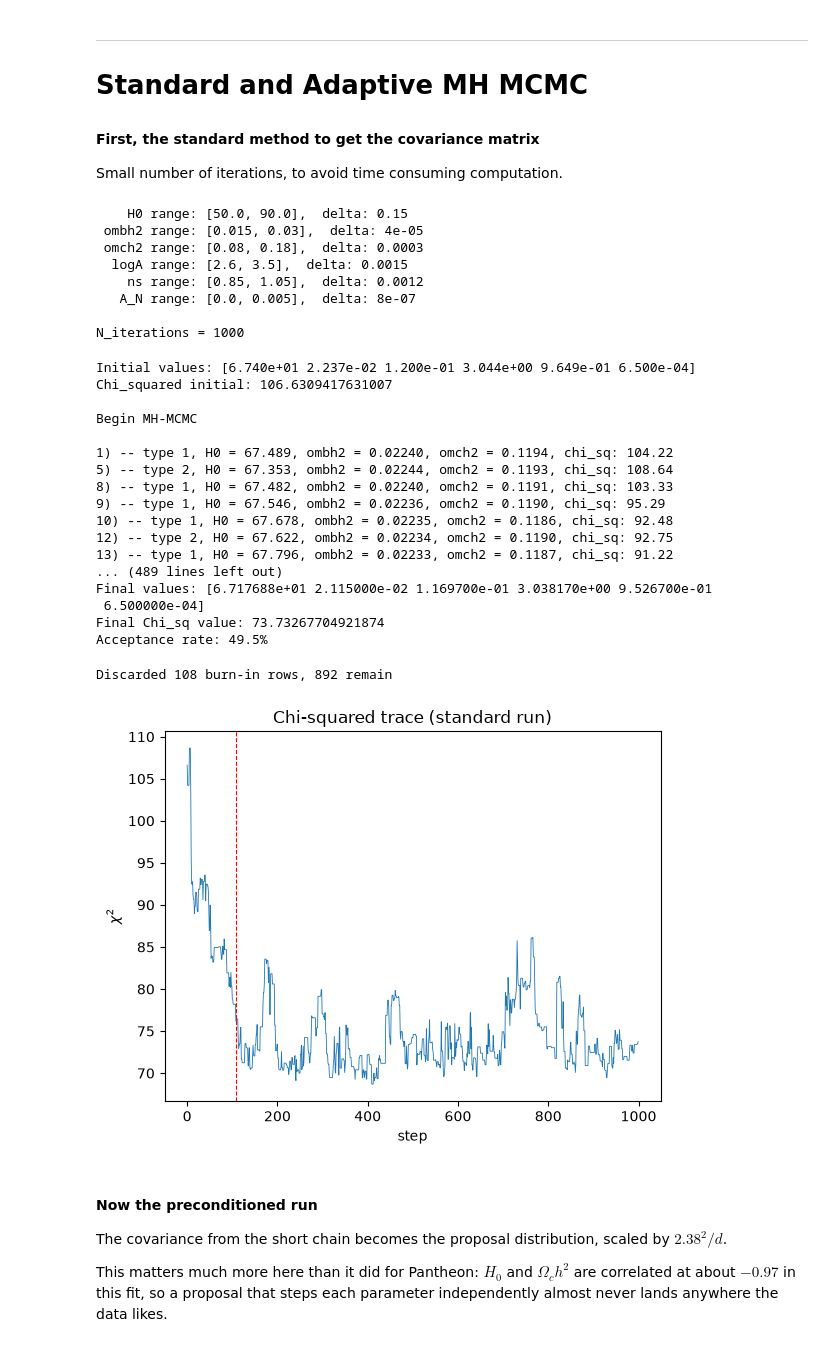
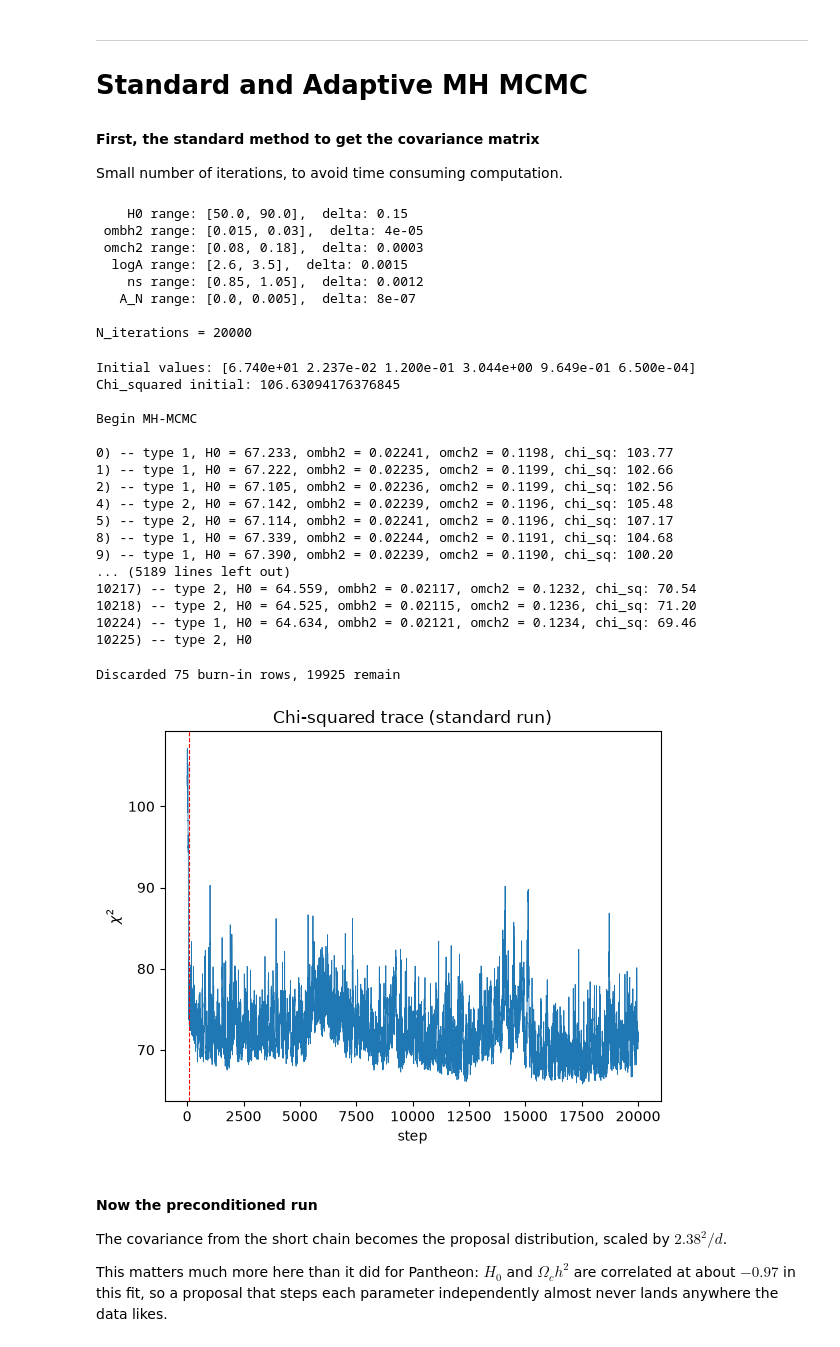
Before and after one commit to yugantchelak/Hubble-Tension, a Jupyter notebook: CMB/CMB_MCMC.ipynb, the cells around one changed output. Saved outputs shown, nothing was run; the diff lists cells and outputs as text; code cells hidden in the pictures.

```diff
--- a/CMB/CMB_MCMC.ipynb
+++ b/CMB/CMB_MCMC.ipynb
@@ -194,7 +194,7 @@ def chi2_at(theta):
 # %%
 # step sizes for the standard run
 deltas = np.array([0.15, 4e-5, 3e-4, 1.5e-3, 1.2e-3, 8e-7])
-N_iterations = 10000
+N_iterations = 20000
 
 for nm, b, d in zip(names, bounds, deltas):
     print(f'{nm:>6} range: [{b[0]}, {b[1]}],  delta: {d}')
@@ -207,7 +207,7 @@ print(f'\nN_iterations = {N_iterations}')
     ns range: [0.85, 1.05],  delta: 0.0012
    A_N range: [0.0, 0.005],  delta: 8e-07
 
-N_iterations = 1000
+N_iterations = 20000
 # %%
 mcmc_df = pd.DataFrame(columns=names + ['Chi_sq', 'Type'])
 
@@ -237,42 +237,46 @@ for nstep in range(N_iterations):
         print(f'{nstep}) -- type {type_val}, H0 = {theta_prev[0]:.3f}, '
               f'ombh2 = {theta_prev[1]:.5f}, omch2 = {theta_prev[2]:.4f}, chi_sq: {chi_sq1:.2f}')
 
+mcmc_df.to_csv("Saved Data/std_mcmc_cmb_chain.csv", index=False)
+
 print("\nFinal values:", np.round(theta_prev, 5))
 print("Final Chi_sq value:", chi_sq1)
 print(f"Acceptance rate: {(mcmc_df['Type'] < 3).mean():.1%}")
 # %% [output]
 Initial values: [6.740e+01 2.237e-02 1.200e-01 3.044e+00 9.649e-01 6.500e-04]
-Chi_squared initial: 106.6309417631007
+Chi_squared initial: 106.63094176376845
 
 Begin MH-MCMC
 
-1) -- type 1, H0 = 67.489, ombh2 = 0.02240, omch2 = 0.1194, chi_sq: 104.22
-5) -- type 2, H0 = 67.353, ombh2 = 0.02244, omch2 = 0.1193, chi_sq: 108.64
-8) -- type 1, H0 = 67.482, ombh2 = 0.02240, omch2 = 0.1191, chi_sq: 103.33
-9) -- type 1, H0 = 67.546, ombh2 = 0.02236, omch2 = 0.1190, chi_sq: 95.29
-10) -- type 1, H0 = 67.678, ombh2 = 0.02235, omch2 = 0.1186, chi_sq: 92.48
-12) -- type 2, H0 = 67.622, ombh2 = 0.02234, omch2 = 0.1190, chi_sq: 92.75
-13) -- type 1, H0 = 67.796, ombh2 = 0.02233, omch2 = 0.1187, chi_sq: 91.22
-... (489 lines left out)
-Final values: [6.717688e+01 2.115000e-02 1.169700e-01 3.038170e+00 9.526700e-01
- 6.500000e-04]
-Final Chi_sq value: 73.73267704921874
-Acceptance rate: 49.5%
+0) -- type 1, H0 = 67.233, ombh2 = 0.02241, omch2 = 0.1198, chi_sq: 103.77
+1) -- type 1, H0 = 67.222, ombh2 = 0.02235, omch2 = 0.1199, chi_sq: 102.66
+2) -- type 1, H0 = 67.105, ombh2 = 0.02236, omch2 = 0.1199, chi_sq: 102.56
+4) -- type 2, H0 = 67.142, ombh2 = 0.02239, omch2 = 0.1196, chi_sq: 105.48
+5) -- type 2, H0 = 67.114, ombh2 = 0.02241, omch2 = 0.1196, chi_sq: 107.17
+8) -- type 1, H0 = 67.339, ombh2 = 0.02244, omch2 = 0.1191, chi_sq: 104.68
+9) -- type 1, H0 = 67.390, ombh2 = 0.02239, omch2 = 0.1190, chi_sq: 100.20
+... (5189 lines left out)
+10217) -- type 2, H0 = 64.559, ombh2 = 0.02117, omch2 = 0.1232, chi_sq: 70.54
+10218) -- type 2, H0 = 64.525, ombh2 = 0.02115, omch2 = 0.1236, chi_sq: 71.20
+10224) -- type 1, H0 = 64.634, ombh2 = 0.02121, omch2 = 0.1234, chi_sq: 69.46
+10225) -- type 2, H0
 # %%
+mcmc_df= pd.read_csv("Saved Data/std_mcmc_cmb_chain.csv")
+
 #Removing the Burnt-in Values
 final_chi_sq = mcmc_df['Chi_sq'].iloc[-1]
 first_valid_index = mcmc_df[mcmc_df['Chi_sq'] < 1.05*final_chi_sq].index[0]
 trimmed_df = mcmc_df.loc[first_valid_index:]
 print(f"Discarded {first_valid_index} burn-in rows, {len(trimmed_df)} remain")
 
 plt.plot(mcmc_df['Chi_sq'].values, lw=0.6)
 plt.axvline(first_valid_index, color='red', ls='--', lw=0.8)
 plt.xlabel('step'); plt.ylabel(r'$\chi^2$')
 plt.title('Chi-squared trace (standard run)')
 plt.show()
 # %% [output]
-Discarded 108 burn-in rows, 892 remain
+Discarded 75 burn-in rows, 19925 remain
-[figure, old version]
+[figure, new version]
 # %% [markdown]
 #### Now the preconditioned run
 
```
Also changed, not shown: parts of 9 cells of this notebook, 4 other files.
